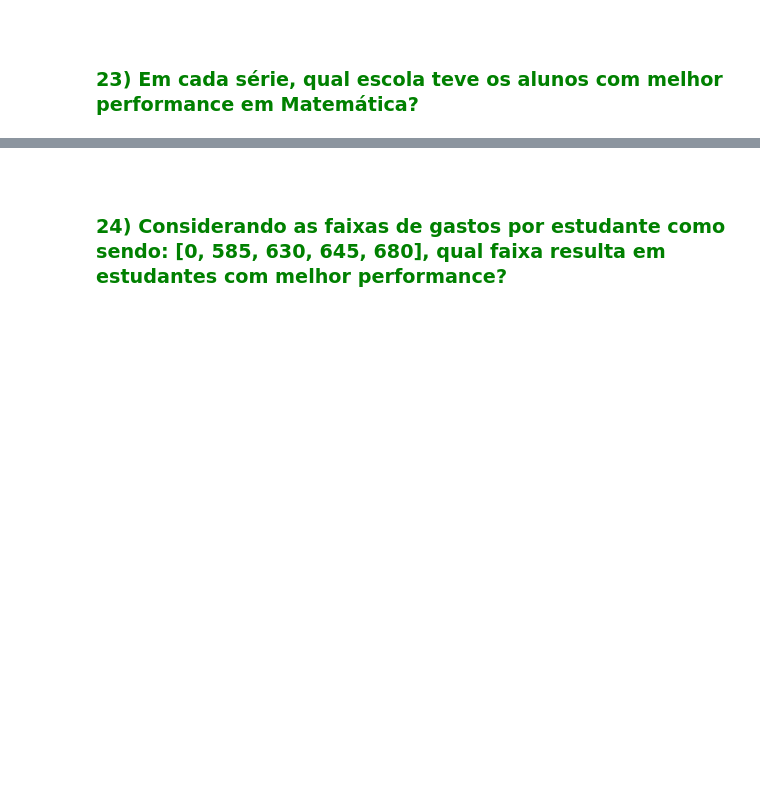
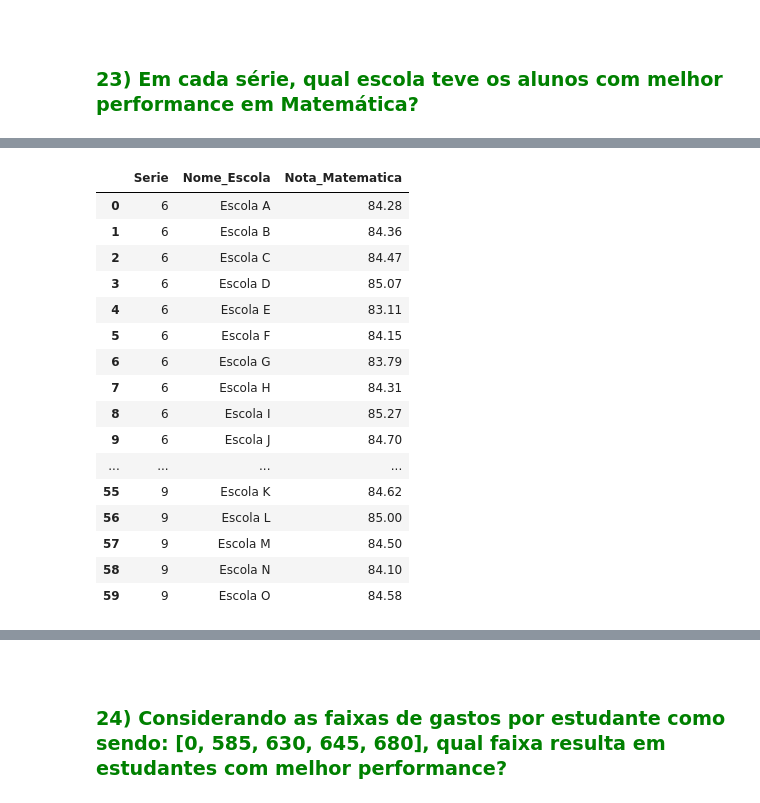
Before and after one commit to EduardoBran/Python_-_Estrutura-de-Dados-com-Pandas, a Jupyter notebook: 6.Estudo_de_Caso_-_Analise_Dados_Escolares_com_Pandas.ipynb, the cells around one changed output, grey strips where cells are left out. Cells and saved outputs as stored; diff of their text form; code cells hidden in the pictures; blank space fills up the shorter version.

```diff
--- a/6.Estudo_de_Caso_-_Analise_Dados_Escolares_com_Pandas.ipynb
+++ b/6.Estudo_de_Caso_-_Analise_Dados_Escolares_com_Pandas.ipynb
@@ -483,0 +941,4 @@ dados_full
+# %%
+# Selecionando Colunas
+aprovados_matematica = aprovados[['Nome_Escola', 'Serie', 'Nota_Matematica']]
+aprovados_matematica
@@ -483,0 +959,22 @@ dados_full
+# %%
+# Realizando Agrupamento Por Serie e Nome_Escola e calculando a média
+aprovados_por_serie_e_escola = aprovados_matematica.groupby(['Serie', 'Nome_Escola'])['Nota_Matematica'].mean().reset_index()
+aprovados_por_serie_e_escola
+# %% [output]
+|  | Serie | Nome_Escola | Nota_Matematica |
+| 0 | 6 | Escola A | 84.28 |
+| 1 | 6 | Escola B | 84.36 |
+| 2 | 6 | Escola C | 84.47 |
+| 3 | 6 | Escola D | 85.07 |
+| 4 | 6 | Escola E | 83.11 |
+| 5 | 6 | Escola F | 84.15 |
+| 6 | 6 | Escola G | 83.79 |
+| 7 | 6 | Escola H | 84.31 |
+| 8 | 6 | Escola I | 85.27 |
+| 9 | 6 | Escola J | 84.70 |
+| ... | ... | ... | ... |
+| 55 | 9 | Escola K | 84.62 |
+| 56 | 9 | Escola L | 85.00 |
+| 57 | 9 | Escola M | 84.50 |
+| 58 | 9 | Escola N | 84.10 |
+| 59 | 9 | Escola O | 84.58 |
```
Also changed, not shown: parts of 42 cells of this notebook, 1 other file.
